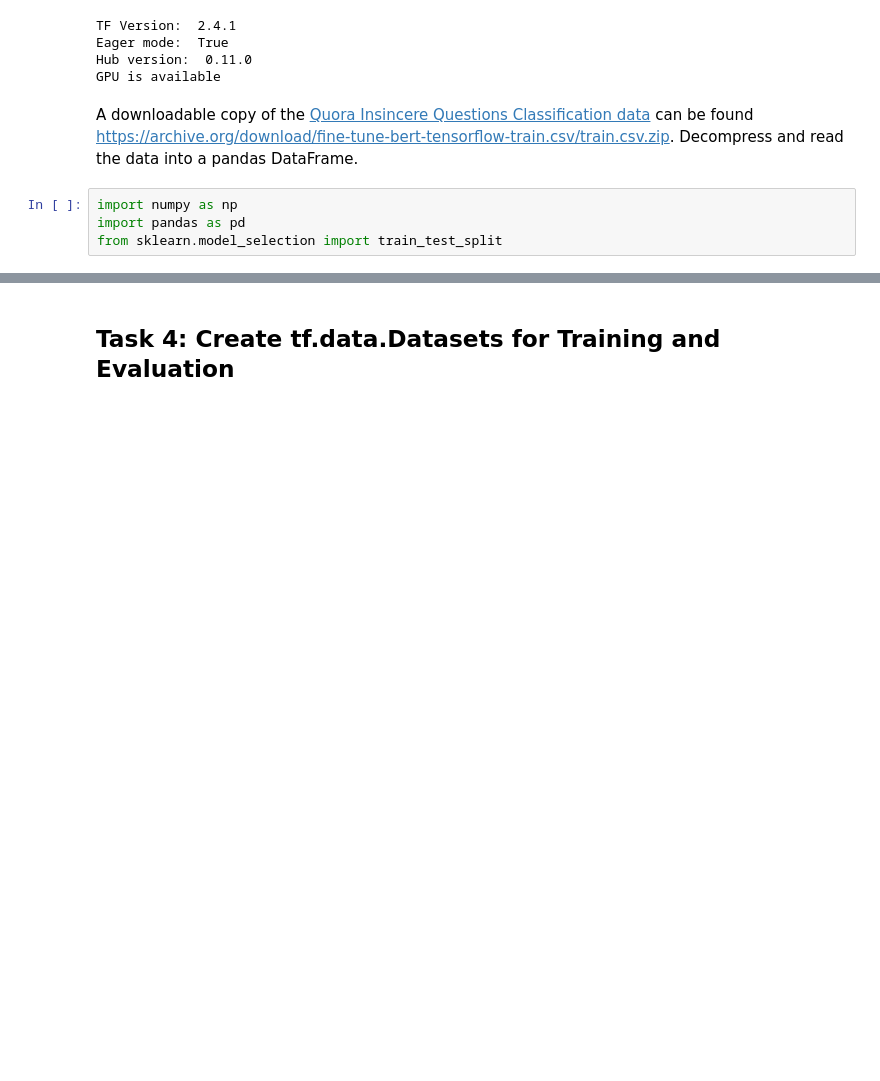
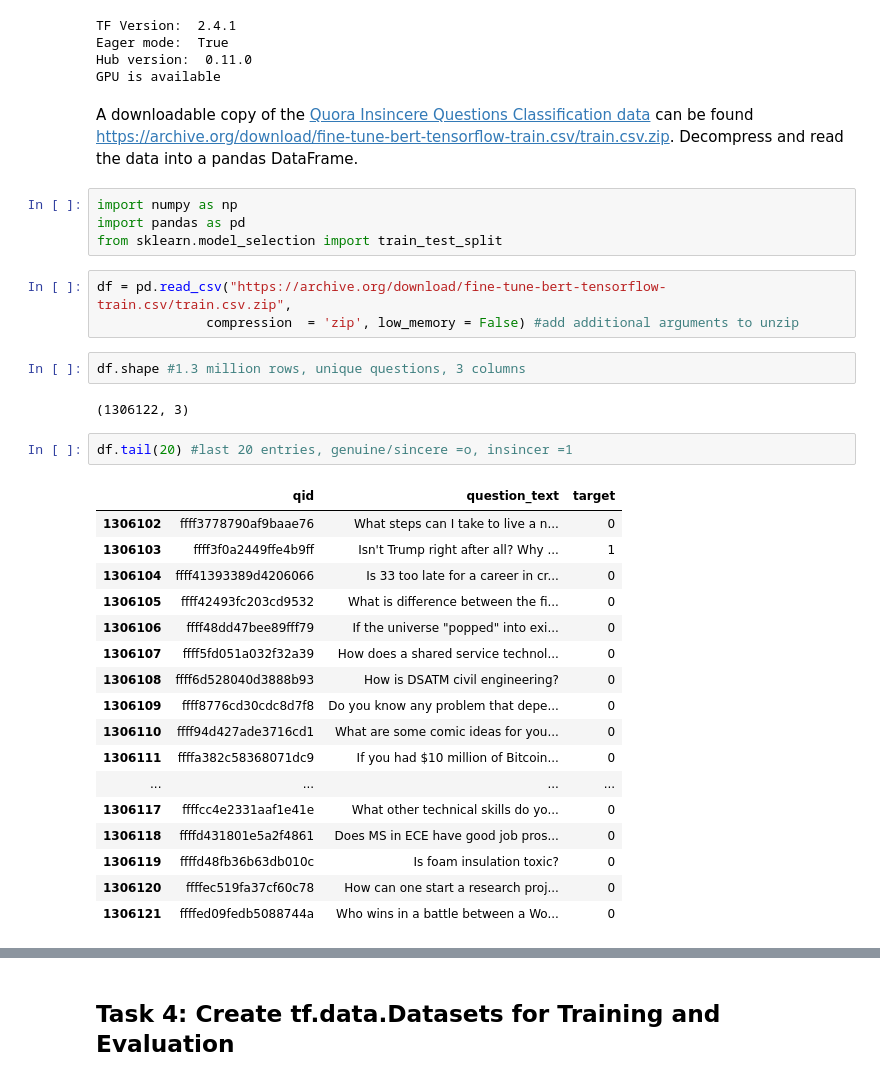
Before and after one commit to mathluva/BERT-TensorFlow, a Jupyter notebook: Fine_Tune_BERT_for_Text_Classification_with_TensorFlow.ipynb, the cells around one changed output, grey strips where cells are left out. Drawn from its saved outputs; the diff is of its cells as text; blank space fills up the shorter version.

```diff
--- a/Fine_Tune_BERT_for_Text_Classification_with_TensorFlow.ipynb
+++ b/Fine_Tune_BERT_for_Text_Classification_with_TensorFlow.ipynb
@@ -149,3 +149,30 @@ A downloadable copy of the [Quora Insincere Questions Classification data](https
 import numpy as np
 import pandas as pd
 from sklearn.model_selection import train_test_split
+# %%
+df = pd.read_csv("https://archive.org/download/fine-tune-bert-tensorflow-train.csv/train.csv.zip",
+              compression  = 'zip', low_memory = False) #add additional arguments to unzip
+# %%
+df.shape #1.3 million rows, unique questions, 3 columns
+# %% [output]
+(1306122, 3)
+# %%
+df.tail(20) #last 20 entries, genuine/sincere =o, insincer =1
+# %% [output]
+|  | qid | question_text | target |
+| 1306102 | ffff3778790af9baae76 | What steps can I take to live a n... | 0 |
+| 1306103 | ffff3f0a2449ffe4b9ff | Isn't Trump right after all? Why ... | 1 |
+| 1306104 | ffff41393389d4206066 | Is 33 too late for a career in cr... | 0 |
+| 1306105 | ffff42493fc203cd9532 | What is difference between the fi... | 0 |
+| 1306106 | ffff48dd47bee89fff79 | If the universe "popped" into exi... | 0 |
+| 1306107 | ffff5fd051a032f32a39 | How does a shared service technol... | 0 |
+| 1306108 | ffff6d528040d3888b93 | How is DSATM civil engineering? | 0 |
+| 1306109 | ffff8776cd30cdc8d7f8 | Do you know any problem that depe... | 0 |
+| 1306110 | ffff94d427ade3716cd1 | What are some comic ideas for you... | 0 |
+| 1306111 | ffffa382c58368071dc9 | If you had $10 million of Bitcoin... | 0 |
+| ... | ... | ... | ... |
+| 1306117 | ffffcc4e2331aaf1e41e | What other technical skills do yo... | 0 |
+| 1306118 | ffffd431801e5a2f4861 | Does MS in ECE have good job pros... | 0 |
+| 1306119 | ffffd48fb36b63db010c | Is foam insulation toxic? | 0 |
+| 1306120 | ffffec519fa37cf60c78 | How can one start a research proj... | 0 |
+| 1306121 | ffffed09fedb5088744a | Who wins in a battle between a Wo... | 0 |
```
Also changed, not shown: parts of 7 cells of this notebook.
